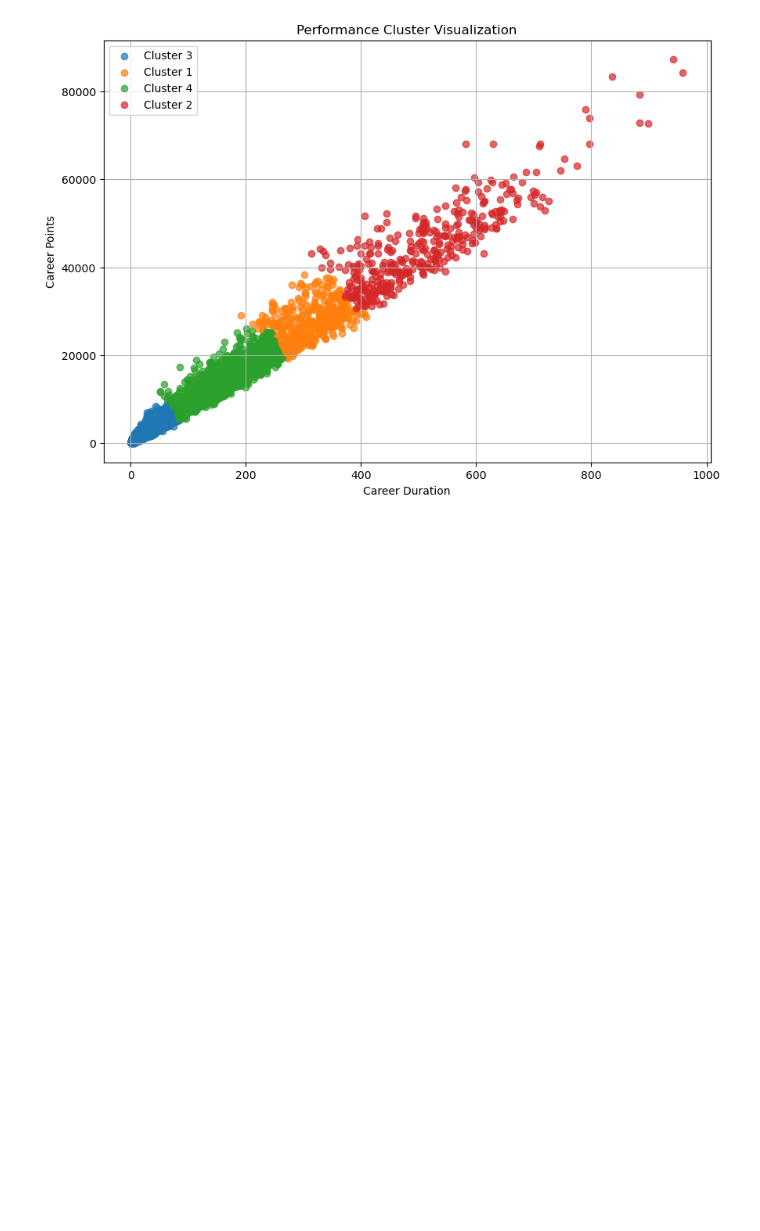
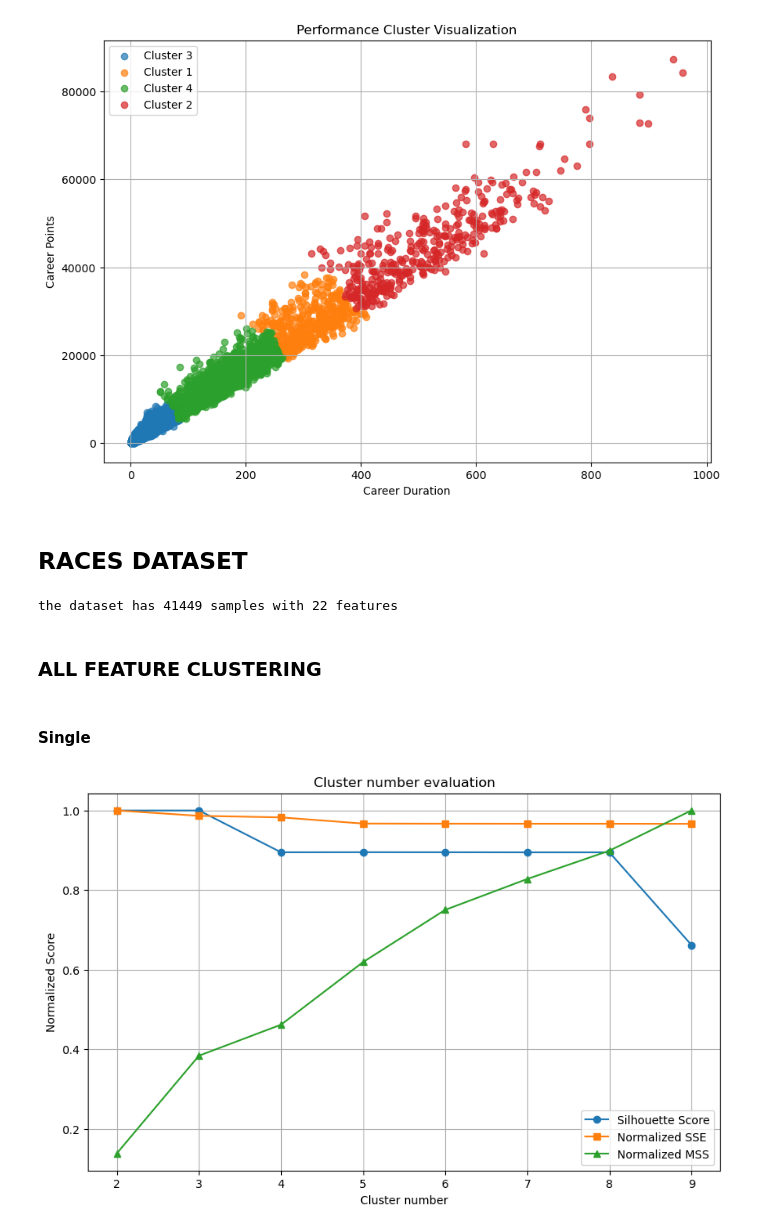
Before and after one commit to DadeOrsu/dm_project24_group_6, a Jupyter notebook: src/task3_clustering/hierarchical.ipynb, the cells around one changed output. Drawn from its saved outputs; the diff is of its cells as text; code cells hidden in the pictures; blank space fills up the shorter version.

```diff
--- a/src/task3_clustering/hierarchical.ipynb
+++ b/src/task3_clustering/hierarchical.ipynb
@@ -10,7 +10,7 @@ La differenza tra le tipologie di hierarchical clustering risiede nella logica c
 import pandas as pd
 
 from os import path
-datasetname=path.join('..','..','..','dataset', 'cyclists_final_enhanced.csv')
+datasetname=path.join('..','dataset', 'cyclists_final_enhanced.csv')
 df=pd.read_csv(datasetname)
 df.head()
 # %% [output]
@@ -511,3 +511,5 @@ plt.grid(True)
 plt.show()
 # %% [output]
 [figure]
+# %% [markdown]
+## RACES DATASET
@@ -514,2 +539,54 @@ plt.show()
+# %%
+print(f"the dataset has {data_df.shape[0]} samples with {data_df.shape[1]} features")
+std_scaler=StandardScaler()
+#the whole dataset is numeric
+X=std_scaler.fit_transform(data_df[num_columns].drop_duplicates())
+# %% [output]
+the dataset has 41449 samples with 22 features
+# %% [markdown]
+### ALL FEATURE CLUSTERING
 # %% [markdown]
-####
+#### Single
+# %%
+linkage_matrix = linkage(X, method='single')
+
+range_n_clusters = range(2, 10)
+
+silhouette_scores = []
+sse_scores = []
+mss_scores = []
+
+for n_clusters in range_n_clusters:
+
+    clusters = fcluster(linkage_matrix, n_clusters, criterion='maxclust')
+
+    silhouette_scores.append(silhouette_score(X, clusters))
+
+    sse = 0
+    for cluster_id in np.unique(clusters):
+        cluster_points = X[clusters == cluster_id]
+        cluster_center = cluster_points.mean(axis=0)
+        sse += np.sum((cluster_points - cluster_center) ** 2)
+    sse_scores.append(sse)
+
+    # Calcolo MSS (separazione media tra i cluster)
+    cluster_centers = np.array([X[clusters == cluster_id].mean(axis=0) for cluster_id in np.unique(clusters)])
+    cluster_distances = np.sum([np.linalg.norm(cluster_centers[i] - cluster_centers[j]) for i in range(len(cluster_centers)) for j in range(i + 1, len(cluster_centers))])
+    mss_scores.append(cluster_distances / len(cluster_centers))
+
+sse_scores = np.array(sse_scores) / max(sse_scores)
+mss_scores = np.array(mss_scores) / max(mss_scores)
+silhouette_scores = np.array(silhouette_scores) / max(silhouette_scores)
+
+plt.figure(figsize=(10, 6))
+plt.plot(range_n_clusters, silhouette_scores, label='Silhouette Score', marker='o')
+plt.plot(range_n_clusters, sse_scores, label='Normalized SSE', marker='s')
+plt.plot(range_n_clusters, mss_scores, label='Normalized MSS', marker='^')
+plt.title("Cluster number evaluation")
+plt.xlabel("Cluster number")
+plt.ylabel("Normalized Score")
+plt.legend()
+plt.grid()
+plt.show()
+# %% [output]
+[figure, added]
```
Also changed, not shown: parts of 26 cells of this notebook.
